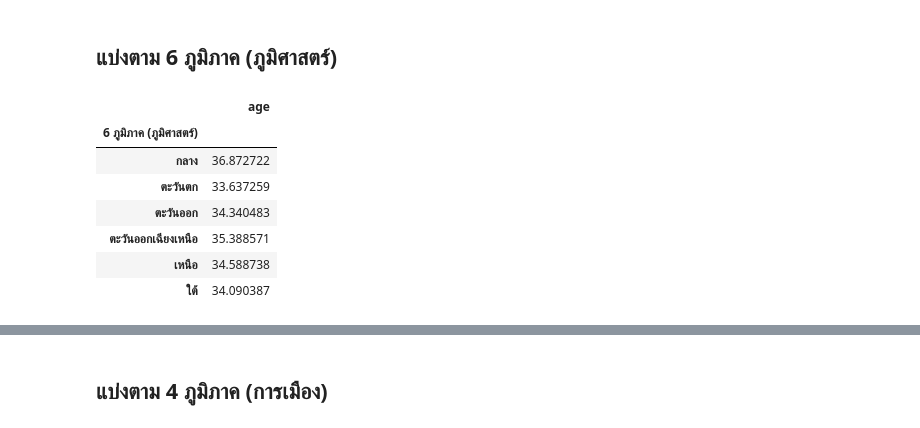
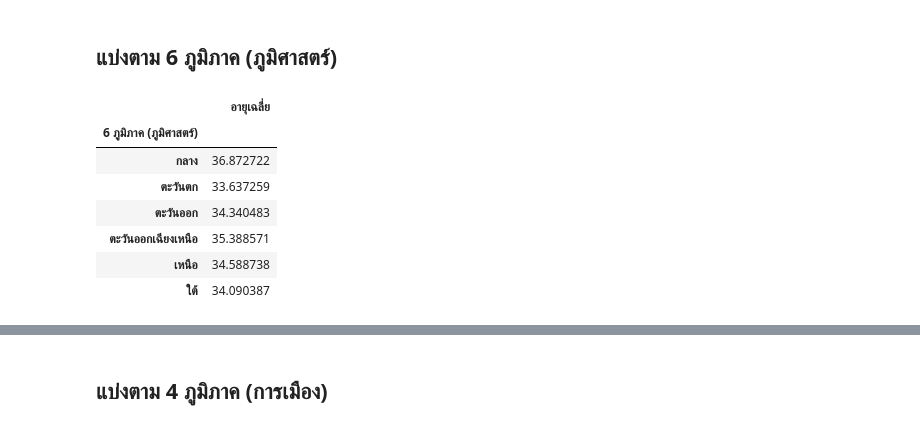
Before and after one commit to ThanikPimpiban/data_viz_2022, a Jupyter notebook: BasicPython&DataViz_midterm2022.ipynb, the cells around one changed output, grey strips where cells are left out. Drawn from its saved outputs; the diff is of its cells as text; code cells hidden in the pictures.

```diff
--- a/BasicPython&DataViz_midterm2022.ipynb
+++ b/BasicPython&DataViz_midterm2022.ipynb
@@ -901,10 +901,13 @@ df_province_avg4 ## แสดงตาราง
 # %% [markdown]
 ## แบ่งตาม 6 ภูมิภาค (ภูมิศาสตร์)
 # %%
-df_age_avg = df.groupby(['6 ภูมิภาค (ภูมิศาสตร์)']).mean()   ## กำหนดตัว df_age_avg ให้รวมกลุ่มของคอลัมน์ "6 ภูมิภาค (ภูมิศาสตร์)" จากตาราง df จากนั้นใช้ .mean() เพื่อหาค่าเฉลี่ย
+df_5 = df[['6 ภูมิภาค (ภูมิศาสตร์)','age']]
+df_age_avg = df_5.groupby(['6 ภูมิภาค (ภูมิศาสตร์)']).mean()   ## กำหนดตัว df_age_avg ให้รวมกลุ่มของคอลัมน์ "6 ภูมิภาค (ภูมิศาสตร์)" จากตาราง df จากนั้นใช้ .mean() เพื่อหาค่าเฉลี่ย
 df_age_avg[['age']]    ### เลือกตารางให้แสดงเฉพาะคอลัมน์ age
+df_age_avg_new = df_age_avg.rename(columns = {'age':'อายุเฉลี่ย'})
+df_age_avg_new
 # %% [output]
-|  | age |
+|  | อายุเฉลี่ย |
 | 6 ภูมิภาค (ภูมิศาสตร์) |  |
 | กลาง | 36.872722 |
 | ตะวันตก | 33.637259 |
```
Also changed, not shown: parts of 10 cells of this notebook.
